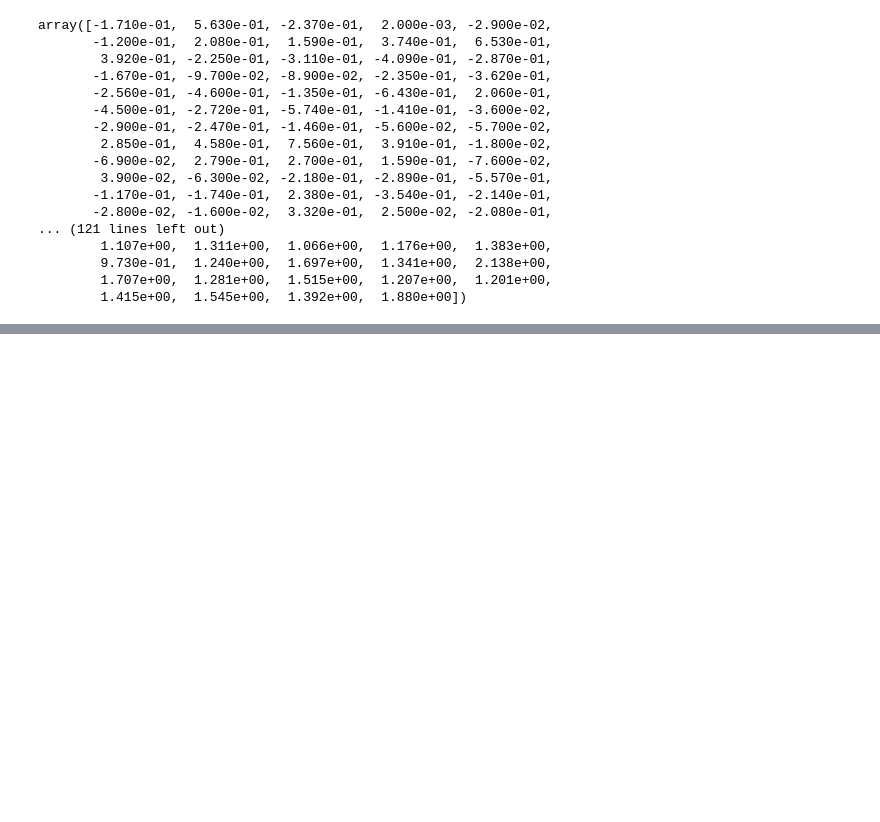
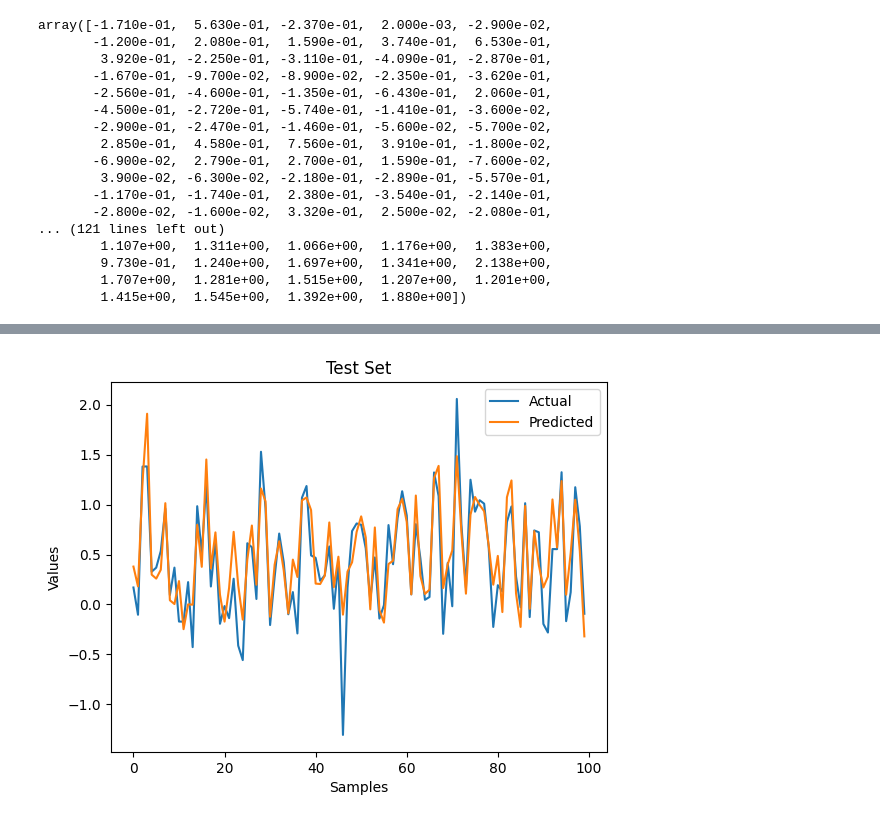
Before and after one commit to PataBasket/AppliedInformatics, a Jupyter notebook: YutaHirahata-07-04.ipynb, the cells around one changed output, grey strips where cells are left out. Drawn from its saved outputs; the diff is of its cells as text; code cells hidden in the pictures; blank space fills up the shorter version.

Commit message:
MLP graph is shown

```diff
--- a/YutaHirahata-07-04.ipynb
+++ b/YutaHirahata-07-04.ipynb
@@ -1829,0 +1865,10 @@ Epoch 31/2000
+# %%
+# Test set
+plt.plot(y_test [-100:], label='Actual')
+plt.plot(y_test_pred[-100:], label='Predicted')
+plt.title('Test Set')
+plt.xlabel('Samples')
+plt.ylabel('Values')
+plt.legend();
+# %% [output]
+[figure, added]
```
Also changed, not shown: parts of 15 cells of this notebook.
